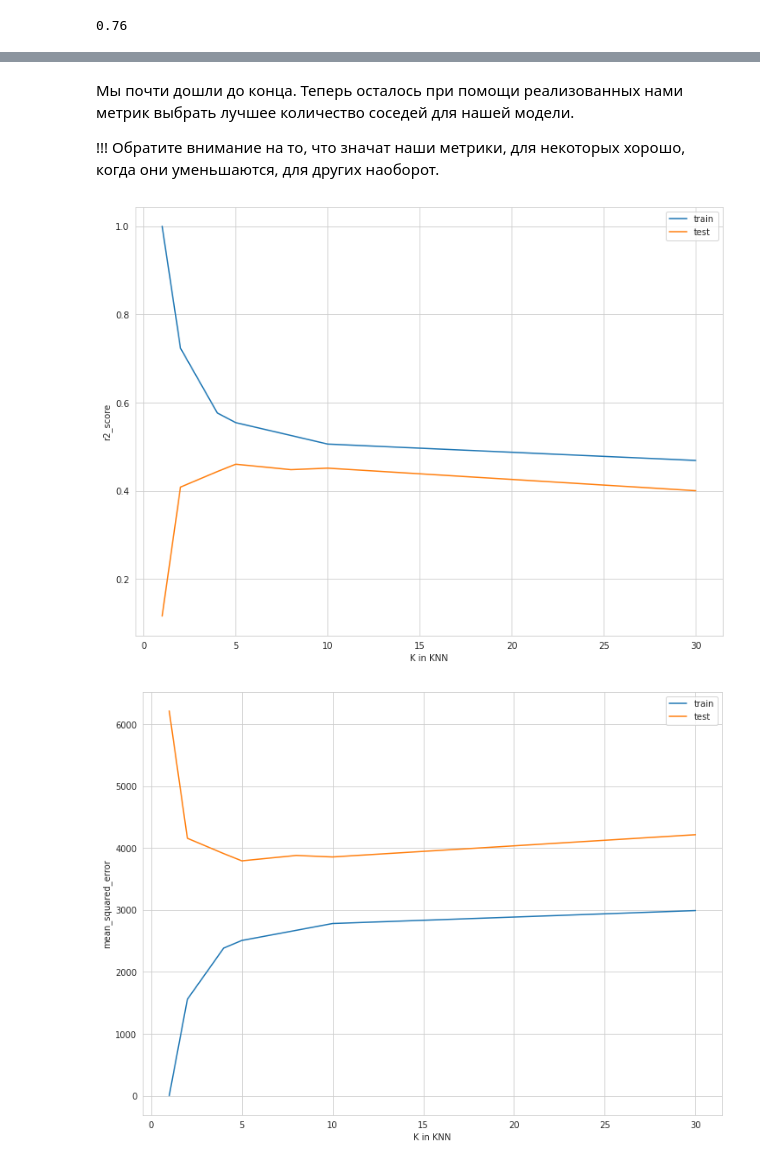
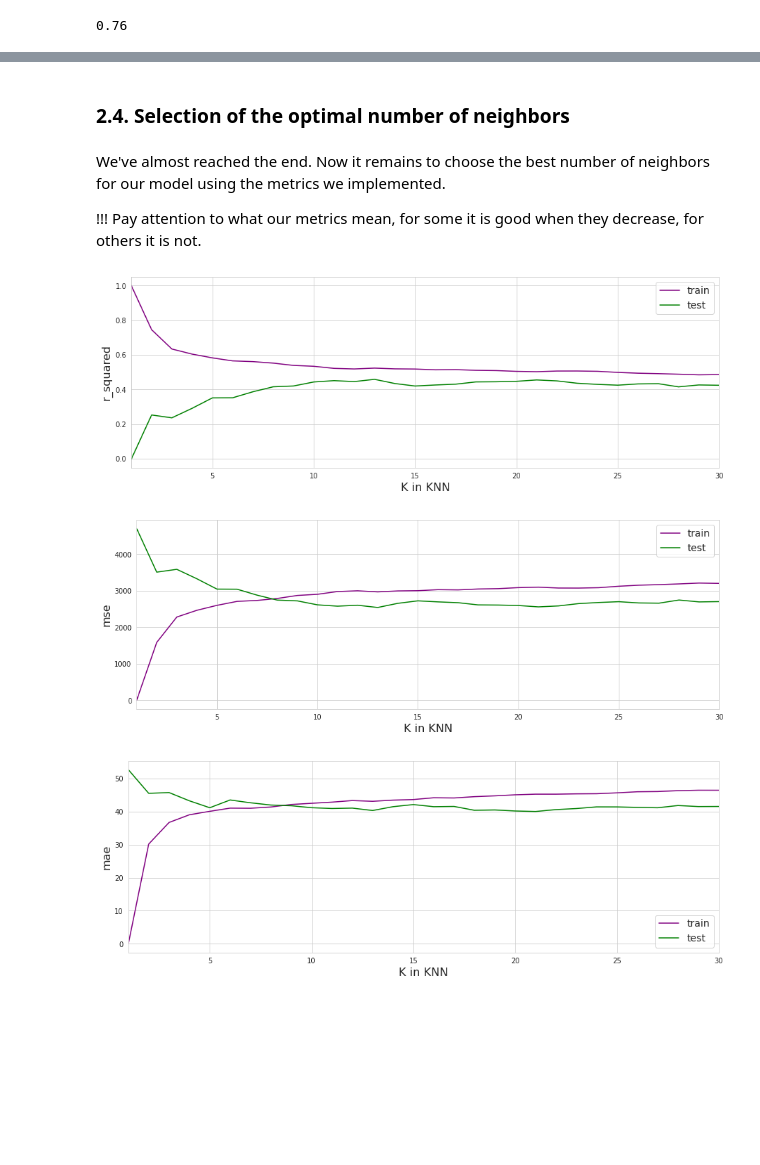
Before and after one commit to MShtol/BI_ML_2021, a Jupyter notebook: lesson_1/KNN.ipynb, the cells around one changed output, grey strips where cells are left out. Cells and saved outputs as stored; diff of their text form; code cells hidden in the pictures; blank space fills up the shorter version.

```diff
--- a/lesson_1/KNN.ipynb
+++ b/lesson_1/KNN.ipynb
@@ -368,2 +415,12 @@ from sklearn.pipeline import Pipeline
 # %%
 X_train, X_test, y_train, y_test = train_test_split(X, y, test_size=0.2)
+# %%
+cat_col = ["sex"]
+num_cols = ["age", "bmi", "bp", "s1", "s2", "s3", "s4", "s5", "s6"]
+# %%
+transformer = ColumnTransformer(transformers=[
+    ("scaler", StandardScaler(), num_cols),
+    ("ohe", OneHotEncoder(drop="first"), cat_col)
+])
+
+transformer.transformers
@@ -370,4 +432,9 @@ X_train, X_test, y_train, y_test = train_test_split(X, y, test_size=0.2)
+# %%
+regression_pipeline = Pipeline(steps=[
+    ("transformer", transformer),
+    ("knn", KNeighborsRegressor(n_neighbors=1, n_jobs=3, metric="manhattan"))
+])
 # %%
-knn_regr = KNeighborsRegressor(n_neighbors=3)
-knn_regr.fit(X_train, y_train)
+
+regression_pipeline.fit(X_train, y_train)
 # %% [output]
@@ -402,7 +476,9 @@ print(mae(y_test,prediction),mean_absolute_error(prediction,y_test))
-# %% [markdown]
-Мы почти дошли до конца. Теперь осталось при помощи реализованных нами метрик выбрать лучшее количество соседей для нашей модели.
-
-!!! Обратите внимание на то, что значат наши метрики, для некоторых хорошо, когда они уменьшаются, для других наоборот.
+# %% [markdown]
+### 2.4. Selection of the optimal number of neighbors
+# %% [markdown]
+We've almost reached the end. Now it remains to choose the best number of neighbors for our model using the metrics we implemented.
+
+!!! Pay attention to what our metrics mean, for some it is good when they decrease, for others it is not.
 # %%
 from metrics import r_squared, mse, mae
 # %%
@@ -430,22 +506,23 @@ def find_best_k_regr(X_train, y_train, X_test, y_test, params, metric):
         train_metrics = np.append(train_metrics, metric(y_true=y_train, y_pred=prediction_train))
     return train_metrics, test_metrics
 # %%
-params = [1, 2, 4, 5, 8, 10, 30]
-train_metrics, test_metrics = find_best_k_regr(X_train, y_train, X_test, y_test, params, r2_score)
-plt.plot(params, train_metrics, label="train")
-plt.plot(params, test_metrics, label="test")
-plt.legend()
-plt.xlabel("K in KNN")
-plt.ylabel("r2_score");
+params = range(1,31)
+metrics = [r_squared, mse, mae]
+# fig, axs = plt.subplots(3, 1, dpi=300)
+# axs = axs.ravel()
+for i, ax in enumerate(axs):
+    train_metrics, test_metrics = find_best_k_regr(X_train, y_train, X_test, y_test, params, metrics[i])
+    plt.figure(figsize=(15,5))
+    plt.plot(params, train_metrics, label="train", color ='purple')
+    plt.plot(params, test_metrics, label="test", color ='green')
+    plt.xlim(1, 30)
+    plt.legend(fontsize=14)
+    plt.xlabel("K in KNN", fontsize=16)
+    plt.ylabel(metrics[i].__name__, fontsize=16);
+#     sns.distplot(X.iloc[:,i], ax=ax, color='green')
+#     ax.lines[0].set_color('purple')
+fig.tight_layout()
 # %% [output]
-[figure, old version]
+[figure, new version]
+[figure, added]
+[figure, added]
-# %%
-params = [1, 2, 4, 5, 8, 10, 30]
-train_metrics, test_metrics = find_best_k_regr(X_train, y_train, X_test, y_test, params, mean_squared_error)
-plt.plot(params, train_metrics, label="train")
-plt.plot(params, test_metrics, label="test")
-plt.legend()
-plt.xlabel("K in KNN")
-plt.ylabel("mean_squared_error");
-# %% [output]
-[figure, removed]
```
Also changed, not shown: parts of 112 cells of this notebook, 1 other file.
